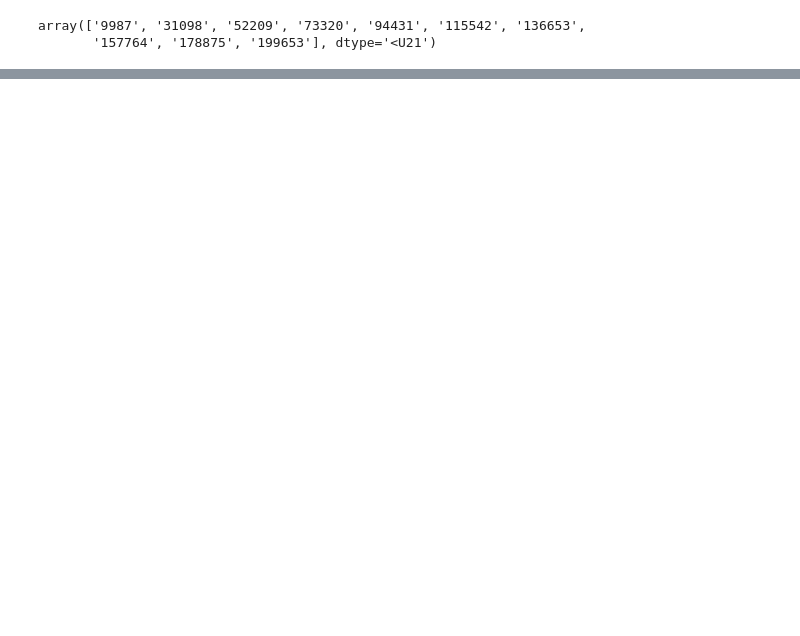
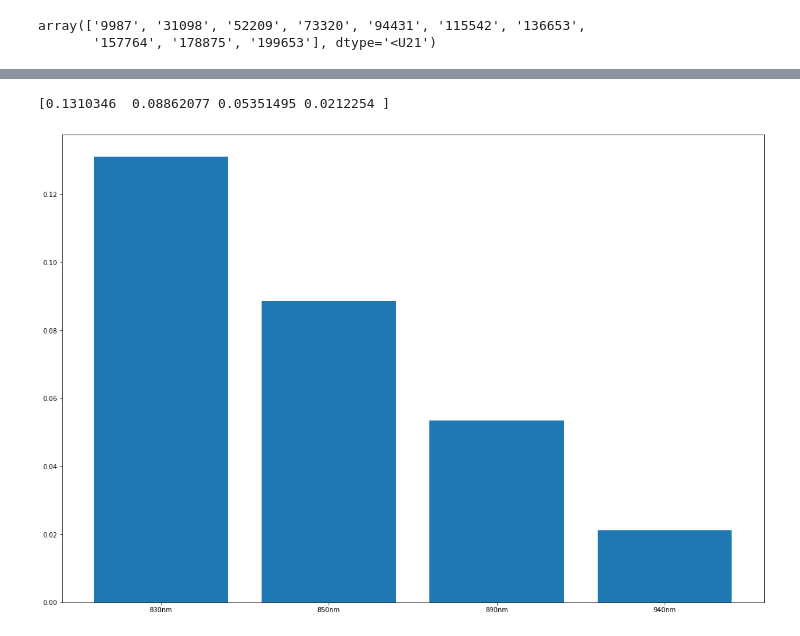
Before and after one commit to BSPetersson/Project-Blood, a Jupyter notebook: vision/contrast_analasys.ipynb, the cells around one changed output, grey strips where cells are left out. Cells and saved outputs as stored; diff of their text form; code cells hidden in the pictures; blank space fills up the shorter version.

```diff
--- a/vision/contrast_analasys.ipynb
+++ b/vision/contrast_analasys.ipynb
@@ -165,5 +155,0 @@ plt.show()
-# %%
-dx = 1
-dy = diff(y)/dx
-plt.plot(dy)
-plt.show()
@@ -172,11 +155,0 @@ plt.show()
-# %%
-def sigmoid(x, L ,x0, k, b):
-    y = L / (1 + np.exp(-k*(x-x0))) + b
-    return (y)
-
-dy = dy.astype("float64")
-dx = np.array([x for x in range(len(dy))], dtype="float64")
-
-p0 = [max(dy), np.median(dx),1,min(dy)] # this is an mandatory initial guess
-
-popt, pcov = curve_fit(sigmoid, dx, dy, p0, maxfev=5000)
@@ -203,0 +213,22 @@ plt.show()
+# %%
+all_sharpness_coefficients = []
+for i in range(4):
+    sharpness_coefficients = []
+    for j in range(4):
+        curve, dy, sigmoid_parameters, sharpness_coefficient = all_data[i,9,j,:]
+        sharpness_coefficients.append(sharpness_coefficient)
+    all_sharpness_coefficients.append(sharpness_coefficients)
+all_sharpness_coefficients = np.array(all_sharpness_coefficients)
+
+sharpness_coefficients = all_sharpness_coefficients[:,3]
+average_sharpness_coefficients = np.average(all_sharpness_coefficients, axis=1)
+print(average_sharpness_coefficients)
+
+fig = plt.figure(figsize=(15, 10))
+ax = fig.add_axes([0,0,1,1])
+wavelengths = ['830nm', '850nm', '890nm', '940nm']
+ax.bar(wavelengths, average_sharpness_coefficients)
+plt.show()
+# %% [output]
+[0.1310346  0.08862077 0.05351495 0.0212254 ]
+[figure, added]
```
Also changed, not shown: parts of 19 cells of this notebook, 7 other files.
